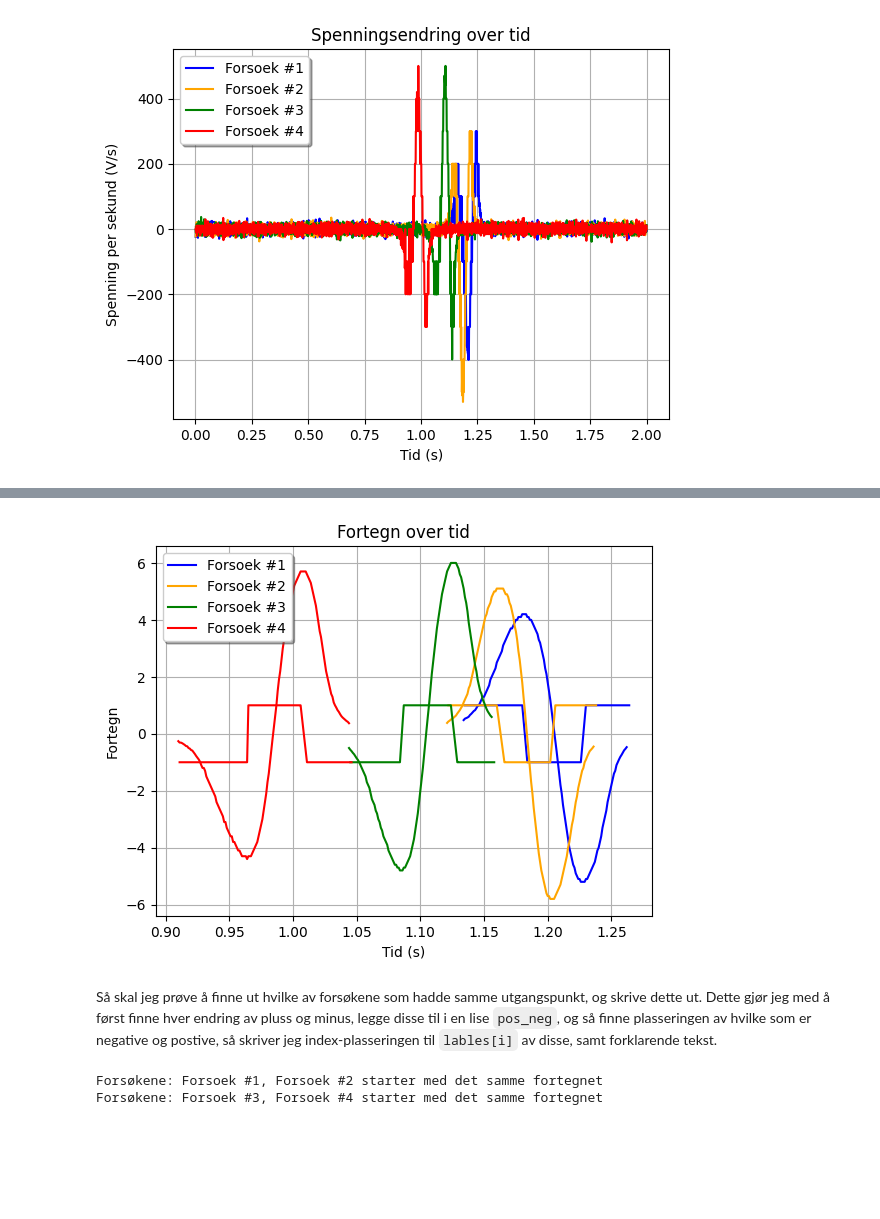
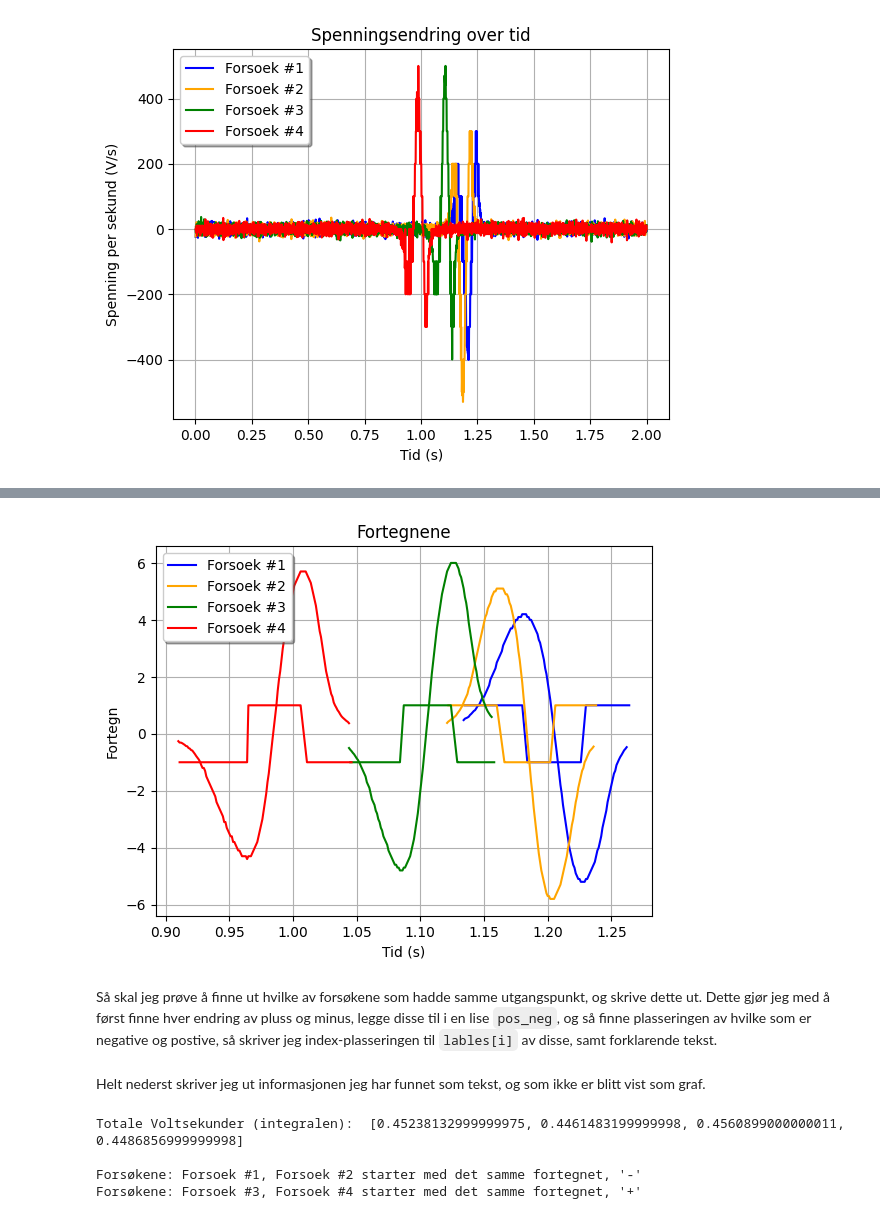
Before and after one commit to TheOriginalCER06/R1-Kodeprosjekt, a Jupyter notebook: main.ipynb, the cells around one changed output, grey strips where cells are left out. Saved outputs shown, nothing was run; the diff lists cells and outputs as text; code cells hidden in the pictures; blank space fills up the shorter version.

```diff
--- a/main.ipynb
+++ b/main.ipynb
@@ -107,5 +121,5 @@ Her går jeg over hver eneste verdi i listene, og så sjekker jeg hvilke av diss
 # %%
-toleranse = 42 / 1e5 * eksponent #Denne verdiet er funnet igjennom testing og prøving, den er ikke nødvendigvis riktig for alle datasett.
+toleranse = 42 / 1e5 * eksponent
 
 fortegn = []
 tid_lok = []
@@ -113,36 +127,36 @@ tid_lok = []
 fjernings_indekser = []
 beholde_indekser = []
 
 for j in range(len(deriverte)):
     fortegn.append([])
     tid_lok.append(tid[1:])
     fjernings_indekser.append([])
     beholde_indekser.append([])
     for i in range(len(deriverte[j])):
         if deriverte[j][i] > toleranse:
             fortegn[j].append(1 / 1e5 * eksponent)
         elif deriverte[j][i] < -toleranse:
             fortegn[j].append(-1 / 1e5 * eksponent)
         else:
             fortegn[j].append(0)
 
-    for i, val in enumerate(fortegn[j]): # Enumerate retunerer indeksen til en verdi og selve verdien, derav i og val
+    for i, val in enumerate(fortegn[j]):
         if val == 0:
             fjernings_indekser[j].append(i)
         else:
             beholde_indekser[j].append(i)
 
     for i in reversed(fjernings_indekser[j]): # Her er den reversed slik at vi fjerner fra slutten av lista, slik at indeksene ikke endrer seg.
         del tid_lok[j][i]
         del fortegn[j][i]
 
 
 for i in range(len(fortegn)):
     plt.plot(tid_lok[i], fortegn[i], label=lables[i], color=farger[i])
     plt.plot(tid[beholde_indekser[i][0]:beholde_indekser[i][-1]], ems[i][beholde_indekser[i][0]:beholde_indekser[i][-1]], color=farger[i])
-do_plot("Tid (s)", "Fortegn", "Fortegn over tid")
+do_plot("Tid (s)", "Fortegn", "Fortegnene")
 # %% [output]
-[figure, old version]
+[figure, new version]
 # %% [markdown]
 Så skal jeg prøve å finne ut hvilke av forsøkene som hadde samme utgangspunkt, og skrive dette ut.
 Dette gjør jeg med å først finne hver endring av pluss og minus, legge disse til i en lise `pos_neg`, og så finne plasseringen av hvilke som er negative og postive, så skriver jeg index-plasseringen til `lables[i]` av disse, samt forklarende tekst.
@@ -167,9 +181,15 @@ for i, val in enumerate(start_pos):
         pos_av_neg.append(i)
     else:
         pos_av_pos.append(i)
-
-print("Forsøkene:", ", ".join([lables[index] for index in pos_av_neg]), "starter med det samme fortegnet")
-print("Forsøkene:", ", ".join([lables[index] for index in pos_av_pos]), "starter med det samme fortegnet")
-# %% [output]
-Forsøkene: Forsoek #1, Forsoek #2 starter med det samme fortegnet
-Forsøkene: Forsoek #3, Forsoek #4 starter med det samme fortegnet
+# %% [markdown]
+Helt nederst skriver jeg ut informasjonen jeg har funnet som tekst, og som ikke er blitt vist som graf.
+# %%
+print("Totale Voltsekunder (integralen): ", voltsekunder)
+print(" ")
+print("Forsøkene:", ", ".join([lables[index] for index in pos_av_neg]), "starter med det samme fortegnet, '-' ")
+print("Forsøkene:", ", ".join([lables[index] for index in pos_av_pos]), "starter med det samme fortegnet, '+' ")
+# %% [output]
+Totale Voltsekunder (integralen):  [0.45238132999999975, 0.4461483199999998, 0.4560899000000011, 0.4486856999999998]
+
+Forsøkene: Forsoek #1, Forsoek #2 starter med det samme fortegnet, '-'
+Forsøkene: Forsoek #3, Forsoek #4 starter med det samme fortegnet, '+'
```
Also changed, not shown: parts of 13 cells of this notebook, 1 other file.
